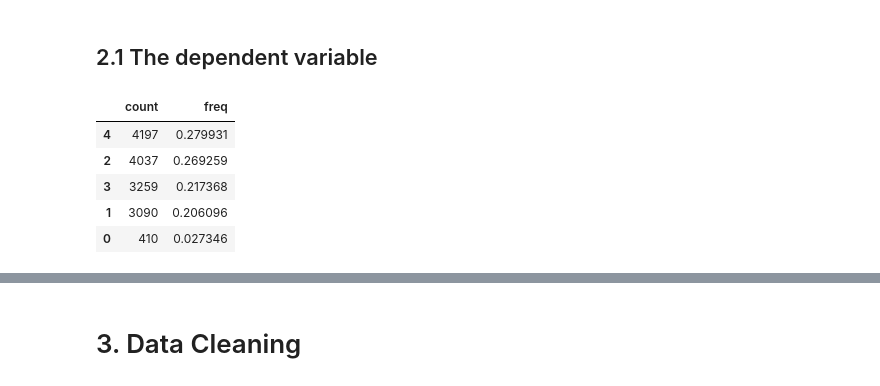
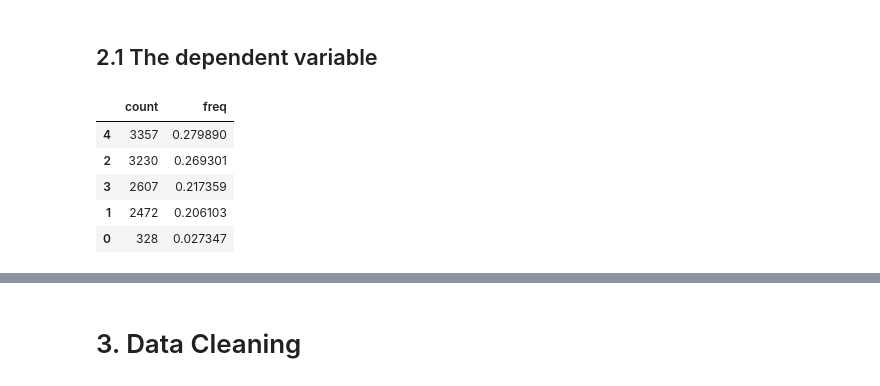
Before and after one commit to dawidjwisniewski/pet_adoption, a Jupyter notebook: project.ipynb, the cells around one changed output, grey strips where cells are left out. Drawn from its saved outputs; the diff is of its cells as text; code cells hidden in the pictures.

Commit message:
started data exploration - 5% done

```diff
--- a/project.ipynb
+++ b/project.ipynb
@@ -940,2 +937,6 @@ final_test = pd.read_csv(f'{folder}/final_test.csv')
+# %%
+folder = "Processed_data"
+train = pd.read_csv(f'{folder}/train.csv').drop('Unnamed: 0', axis=1) #the file has the old indexes in the first column
+final_test = pd.read_csv(f'{folder}/final_test.csv').drop('Unnamed: 0', axis=1) #the file has the old indexes in the first column
 # %% [markdown]
 #### Pictures data
@@ -962,11 +962,11 @@ X_train, X_test, y_train, y_test = train_test_split(X, y, train_size=0.8, random
 # %% [markdown]
 ## 2.1 The dependent variable
 # %%
-pd.DataFrame({'count': y.value_counts(), 'freq': y.value_counts(normalize=True)})
+pd.DataFrame({'count': y_train.value_counts(), 'freq': y_train.value_counts(normalize=True)})
 # %% [output]
 |  | count | freq |
-| 4 | 4197 | 0.279931 |
-| 2 | 4037 | 0.269259 |
-| 3 | 3259 | 0.217368 |
-| 1 | 3090 | 0.206096 |
-| 0 | 410 | 0.027346 |
+| 4 | 3357 | 0.279890 |
+| 2 | 3230 | 0.269301 |
+| 3 | 2607 | 0.217359 |
+| 1 | 2472 | 0.206103 |
+| 0 | 328 | 0.027347 |
```
Also changed, not shown: parts of 33 cells of this notebook.
